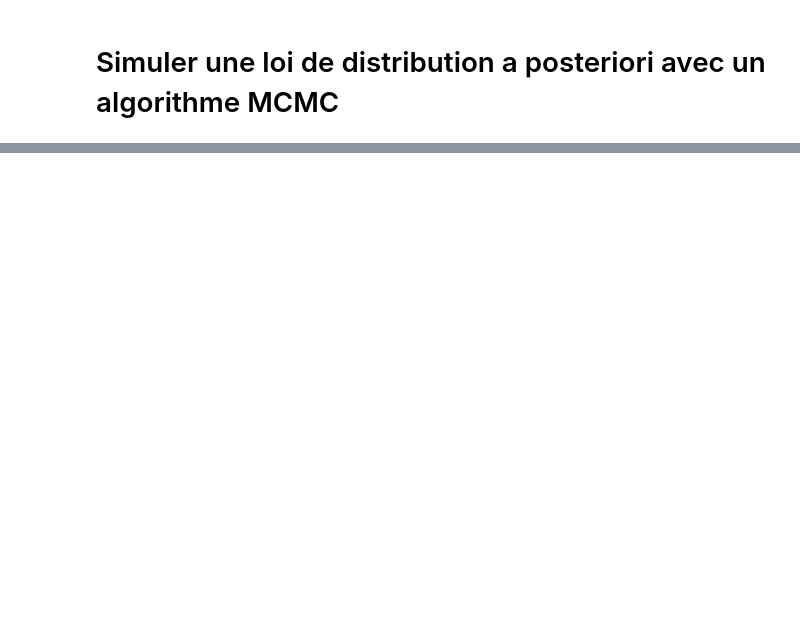
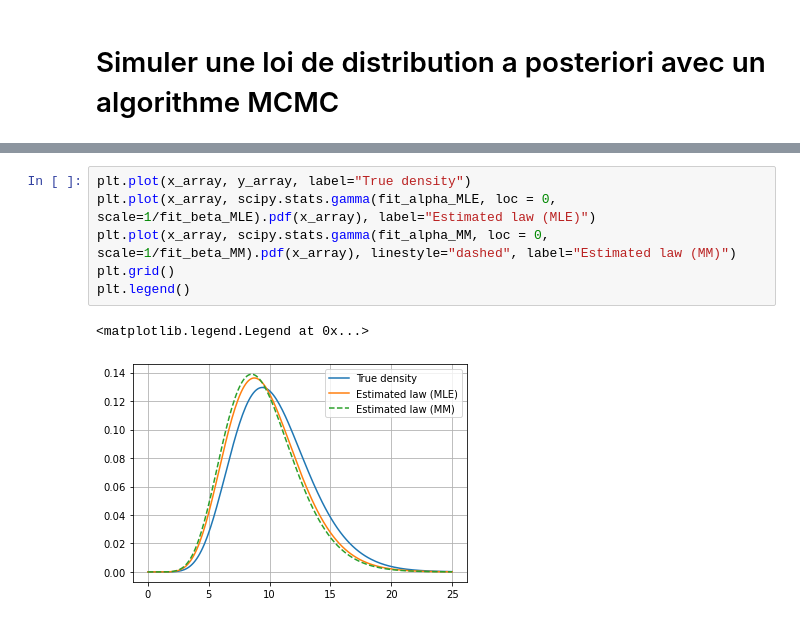
Before and after one commit to arthurviens/Estimation_GaussianProcess_MCMC_Project, a Jupyter notebook: prob3/pb3.ipynb, the cells around one changed output, grey strips where cells are left out. Drawn from its saved outputs; the diff is of its cells as text; blank space fills up the shorter version.

```diff
--- a/prob3/pb3.ipynb
+++ b/prob3/pb3.ipynb
@@ -48,0 +75,9 @@ plt.close()
+# %%
+plt.plot(x_array, y_array, label="True density")
+plt.plot(x_array, scipy.stats.gamma(fit_alpha_MLE, loc = 0, scale=1/fit_beta_MLE).pdf(x_array), label="Estimated law (MLE)")
+plt.plot(x_array, scipy.stats.gamma(fit_alpha_MM, loc = 0, scale=1/fit_beta_MM).pdf(x_array), linestyle="dashed", label="Estimated law (MM)")
+plt.grid()
+plt.legend()
+# %% [output]
+<matplotlib.legend.Legend at 0x...>
+[figure, added]
```
Also changed, not shown: parts of 10 cells of this notebook, 1 other file.
